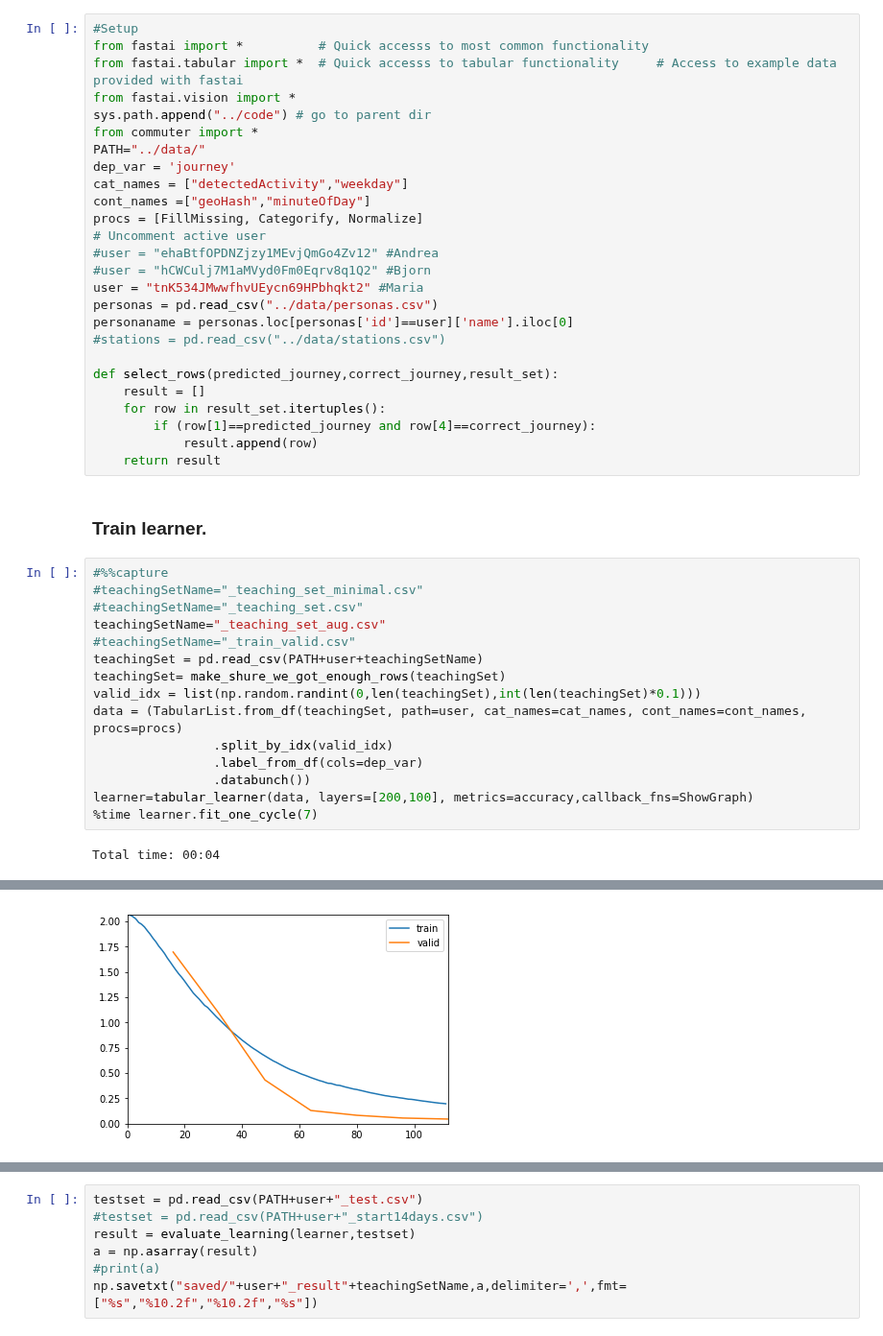
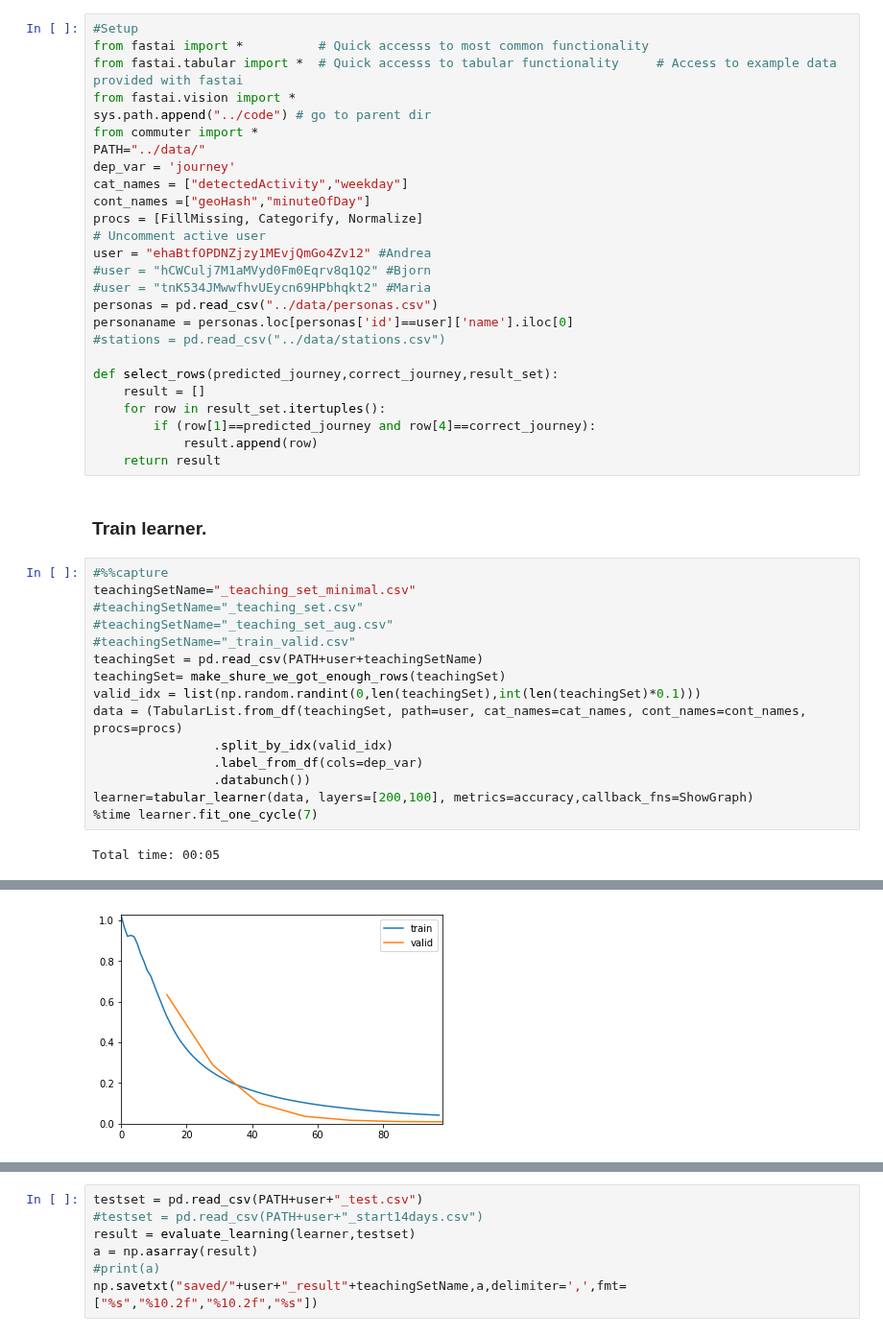
Before and after one commit to k3larra/commuter, a Jupyter notebook: machine_teaching/mt.ipynb, the cells around one changed output, grey strips where cells are left out. Shown at 96% size. Saved outputs shown, nothing was run; the diff lists cells and outputs as text.

```diff
--- a/machine_teaching/mt.ipynb
+++ b/machine_teaching/mt.ipynb
@@ -14,9 +14,9 @@ cat_names = ["detectedActivity","weekday"]
 cont_names =["geoHash","minuteOfDay"]
 procs = [FillMissing, Categorify, Normalize]
 # Uncomment active user
-#user = "ehaBtfOPDNZjzy1MEvjQmGo4Zv12" #Andrea
+user = "ehaBtfOPDNZjzy1MEvjQmGo4Zv12" #Andrea
 #user = "hCWCulj7M1aMVyd0Fm0Eqrv8q1Q2" #Bjorn
-user = "tnK534JMwwfhvUEycn69HPbhqkt2" #Maria
+#user = "tnK534JMwwfhvUEycn69HPbhqkt2" #Maria
 personas = pd.read_csv("../data/personas.csv")
 personaname = personas.loc[personas['id']==user]['name'].iloc[0]
 #stations = pd.read_csv("../data/stations.csv")
@@ -31,9 +31,9 @@ def select_rows(predicted_journey,correct_journey,result_set):
 ### Train learner.
 # %%
 #%%capture
-#teachingSetName="_teaching_set_minimal.csv"
+teachingSetName="_teaching_set_minimal.csv"
 #teachingSetName="_teaching_set.csv"
-teachingSetName="_teaching_set_aug.csv"
+#teachingSetName="_teaching_set_aug.csv"
 #teachingSetName="_train_valid.csv"
 teachingSet = pd.read_csv(PATH+user+teachingSetName)
 teachingSet= make_shure_we_got_enough_rows(teachingSet)
@@ -45,5 +45,5 @@ data = (TabularList.from_df(teachingSet, path=user, cat_names=cat_names, cont_na
 learner=tabular_learner(data, layers=[200,100], metrics=accuracy,callback_fns=ShowGraph)
 %time learner.fit_one_cycle(7)
 # %% [output]
-Total time: 00:04
+Total time: 00:05
 | epoch | train_loss | valid_loss | accuracy |
@@ -57 +57 @@ Total time: 00:04
-[figure, old version]
+[figure, new version]
```
Also changed, not shown: parts of 2 cells of this notebook, 11 other files.
